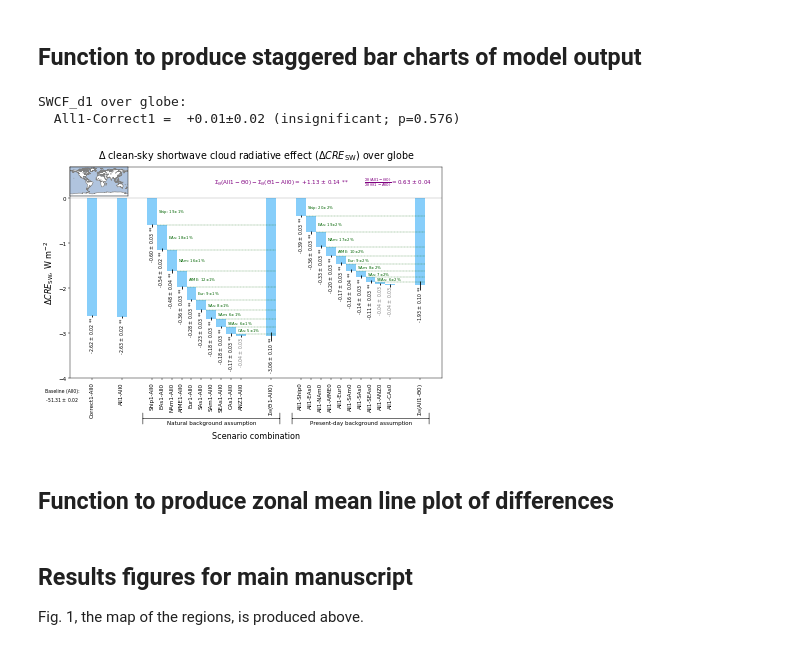
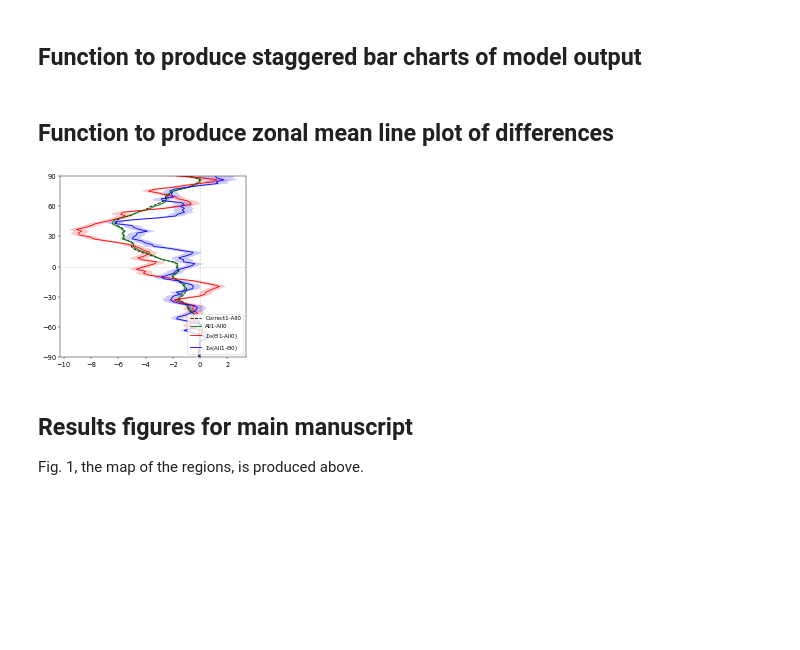
Before and after one commit to grandey/draft2017a-region-rfp, a Jupyter notebook: figures_draft2017a.ipynb, the cells around one changed output. Cells and saved outputs as stored; diff of their text form; code cells hidden in the pictures; blank space fills up the shorter version.

Commit message:
figures_draft2017a.ipynb: added zonal_mean_line_plot()

```diff
--- a/figures_draft2017a.ipynb
+++ b/figures_draft2017a.ipynb
@@ -65,8 +65,8 @@ supp_figure_counter = 1  # supplementary figures
 other_figure_counter = 1  # other figures (not included in manuscript)
 # %%
 # Control whether supplementary and other figures get produced
-produce_supp = True
-produce_other = True
+produce_supp = False
+produce_other = False
 # %% [markdown]
 # 1. Regions
 One figure in main manuscript.
@@ -734,9 +695,5 @@ def staggered_barcharts(variable='SWCF_d1', region='EAs',
 # Example
 if False:
     staggered_barcharts(region='Globe', ylim=[-4, 0.7])
-# %% [output]
-SWCF_d1 over globe:
-  All1-Correct1 =  +0.01±0.02 (insignificant; p=0.576)
-[figure, removed]
 # %% [markdown]
 ## Function to produce zonal mean line plot of differences
@@ -745,3 +700,62 @@ SWCF_d1 over globe:
+# %%
+def zonal_mean_line_plot(variable='SWCF_d1',
+                         xlabel=None,
+                         xlim=None,
+                         ylabel=None,
+                         mean_format=r'{:+.2f} $\pm$ {:.2f}',
+                         title=None,
+                         ax=None):
+    # Create Axes if no Axes passed as an argument
+    if ax is None:
+        fig, ax = plt.subplots(1, 1, figsize=(6, 6))
+    # Loop over scenario combinations
+    for scenario_combination, c, linestyle, shading in zip(
+            ['Correct1-All0', 'All1-All0', '$\Sigma_{\Theta}$($\Theta$1-All0)',
+             '$\Sigma_{\Theta}$(All1-$\Theta$0)'],
+            ['k', 'g', 'r', 'b'],
+            ['--', '-', '-', '-'],
+            [False, True, True, True]):
+        # Load zonal statistics
+        zonal_stats = lib_draft2017a.load_zonal_stats(
+                scenario_combination=scenario_combination, variable=variable)
+        mean = zonal_stats['mean']
+        error = zonal_stats['error']
+        # Legend label
+        label = (scenario_combination)
+        # Plot line
+        ax.plot(mean, mean['lat'].data,
+                c=c, linestyle=linestyle, alpha=1,
+                label=label)
+        # Plot shading
+        if shading:
+            ax.fill_betweenx(mean['lat'].data, mean-error, mean+error,
+                             facecolor=c, alpha=0.2)
+    # Lines showing zero
+    ax.axhline(0, c='k', alpha=0.2, linewidth=1, linestyle='--')
+    ax.axvline(0, c='k', alpha=0.2, linewidth=1, linestyle='--')
+    # y-axis
+    plt.yticks(fontsize='large')
+    ax.set_ylim([-90, 90])
+    ax.set_yticks(np.arange(-90, 91, 30))
+    if ylabel:
+        ax.set_ylabel(r'Latitude, $^\circ$N', fontsize='x-large')
+    # x-axis
+    plt.xticks(fontsize='large')
+    if xlabel:
+        ax.set_xlabel(xlabel, fontsize='x-large')
+    if xlim:
+        ax.set_xlim(xlim)
+    # Title and legend
+    if title:
+        ax.set_title(title, fontsize='x-large')
+    ax.legend(loc=4)
+    return ax
+
+# Example
+if True:
+    zonal_mean_line_plot()
+# %% [output]
+[figure, added]
 # %% [markdown]
 ## Results figures for main manuscript
 Fig. 1, the map of the regions, is produced above.
```
Also changed, not shown: parts of 15 cells of this notebook.
